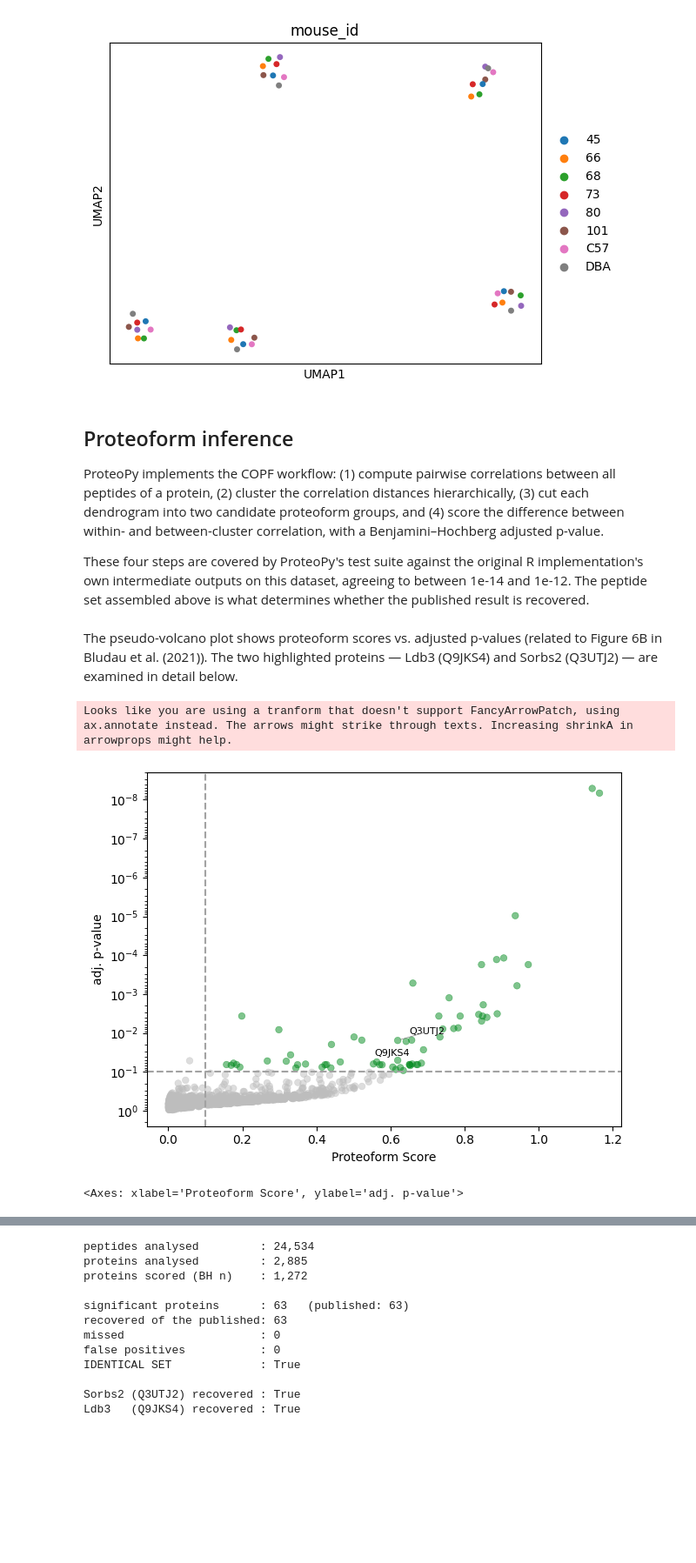
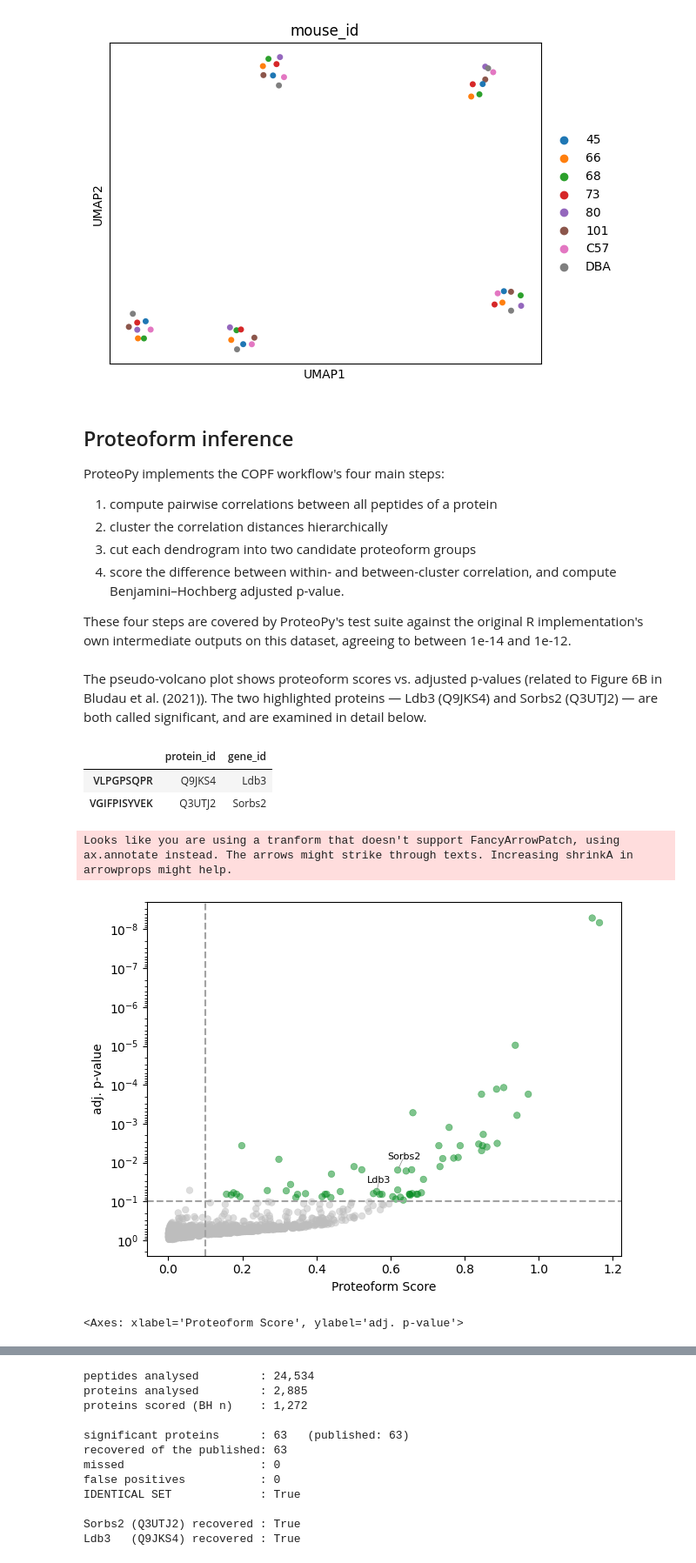
Before and after one commit to UKHD-NP/proteopy, a Jupyter notebook: docs/tutorials/bludau-2021_tissue-specific-proteoform-inference-across-five-mouse-organs.ipynb, the cells around one changed output, grey strips where cells are left out. Shown at 87% size. Cells and saved outputs as stored; diff of their text form; code cells hidden in the pictures; blank space fills up the shorter version.

```diff
--- a/docs/tutorials/bludau-2021_tissue-specific-proteoform-inference-across-five-mouse-organs.ipynb
+++ b/docs/tutorials/bludau-2021_tissue-specific-proteoform-inference-across-five-mouse-organs.ipynb
@@ -406,9 +387,13 @@ sc.pl.umap(
 # %% [markdown]
 ## Proteoform inference
 
-ProteoPy implements the COPF workflow: (1) compute pairwise correlations between all peptides of a protein, (2) cluster the correlation distances hierarchically, (3) cut each dendrogram into two candidate proteoform groups, and (4) score the difference between within- and between-cluster correlation, with a Benjamini–Hochberg adjusted p-value.
+ProteoPy implements the COPF workflow's four main steps:
+1. compute pairwise correlations between all peptides of a protein
+2. cluster the correlation distances hierarchically
+3. cut each dendrogram into two candidate proteoform groups
+4. score the difference between within- and between-cluster correlation, and compute Benjamini–Hochberg adjusted p-value.
 
-These four steps are covered by ProteoPy's test suite against the original R implementation's own intermediate outputs on this dataset, agreeing to between 1e-14 and 1e-12. The peptide set assembled above is what determines whether the published result is recovered.
+These four steps are covered by ProteoPy's test suite against the original R implementation's own intermediate outputs on this dataset, agreeing to between 1e-14 and 1e-12.
 # %%
 # COPF pipeline: correlate, cluster, score
 pr.tl.pairwise_peptide_correlations(adata)
@@ -420,17 +405,29 @@ pr.tl.peptide_clusters_from_dendograms(
 )
 pr.tl.proteoform_scores(adata, min_score=0.1, min_pval_adj=0.1)
 # %% [markdown]
-The pseudo-volcano plot shows proteoform scores vs. adjusted p-values (related to Figure 6B in Bludau et al. (2021)). The two highlighted proteins — Ldb3 (Q9JKS4) and Sorbs2 (Q3UTJ2) — are examined in detail below.
+The pseudo-volcano plot shows proteoform scores vs. adjusted p-values (related to Figure 6B in Bludau et al. (2021)). The two highlighted proteins — Ldb3 (Q9JKS4) and Sorbs2 (Q3UTJ2) — are both called significant, and are examined in detail below.
+# %%
+# The two proteins the paper singles out, highlighted by gene symbol below.
+bludauI_proteoforms = ["Ldb3", "Sorbs2"]
+
+adata.var.loc[
+    adata.var["gene_id"].isin(bludauI_proteoforms),
+    ["protein_id", "gene_id"],
+].drop_duplicates()
+# %% [output]
+|  | protein_id | gene_id |
+| VLPGPSQPR | Q9JKS4 | Ldb3 |
+| VGIFPISYVEK | Q3UTJ2 | Sorbs2 |
 # %%
-bludauI_proteoforms = ["Q9JKS4", "Q3UTJ2"]
 pr.pl.proteoform_scores(
     adata,
     adj=True,
     pval_threshold=0.1,
     score_threshold=0.1,
     highlight_prots=bludauI_proteoforms,
+    protein_id_key="gene_id",
 )
 # %% [output]
 Looks like you are using a tranform that doesn't support FancyArrowPatch, using ax.annotate instead. The arrows might strike through texts. Increasing shrinkA in arrowprops might help.
-[figure, old version]
+[figure, new version]
 <Axes: xlabel='Proteoform Score', ylabel='adj. p-value'>
```
Also changed, not shown: parts of 16 cells of this notebook.
